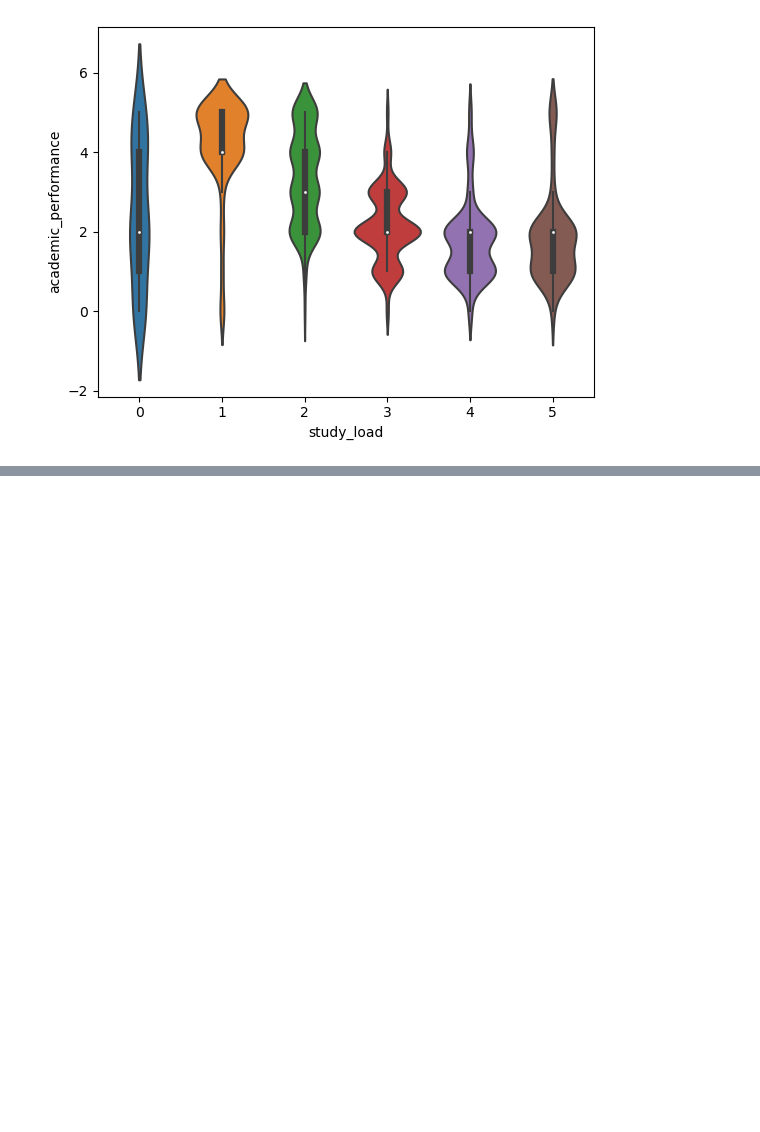
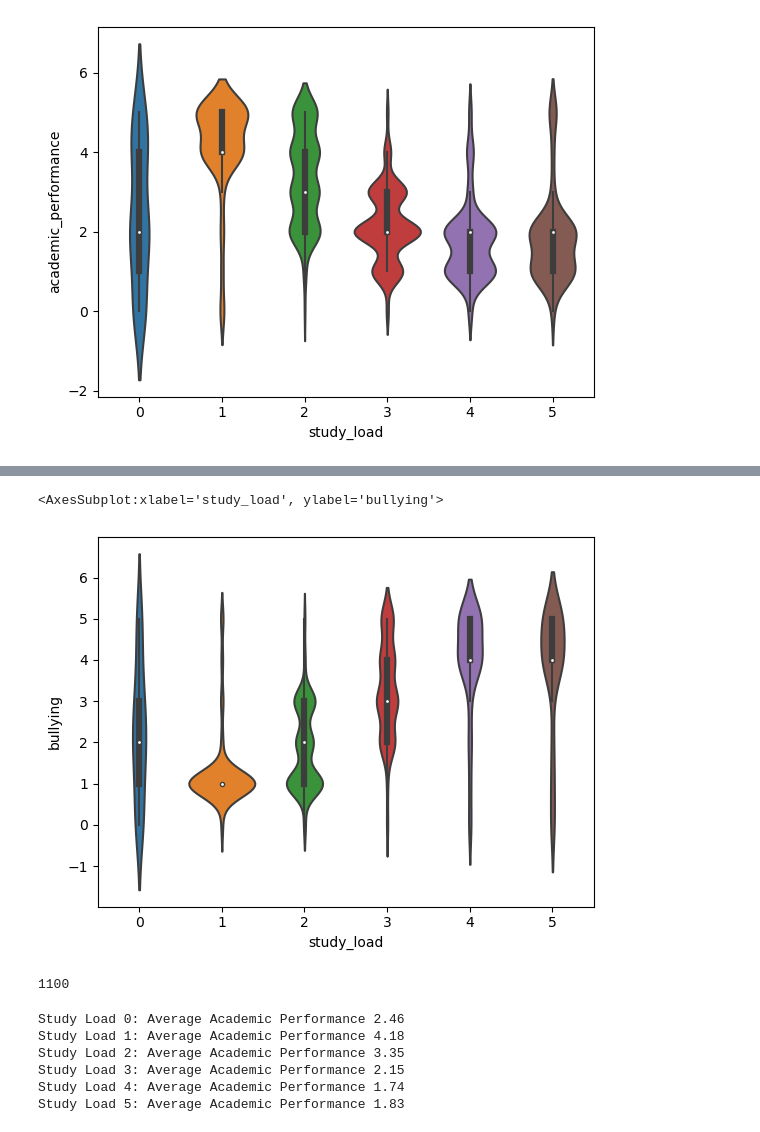
Before and after one commit to thewanndon/DataScience1, a Jupyter notebook: CodeTemplates/Project/Untitled1.ipynb, the cells around one changed output, grey strips where cells are left out. Cells and saved outputs as stored; diff of their text form; code cells hidden in the pictures; blank space fills up the shorter version.

```diff
--- a/CodeTemplates/Project/Untitled1.ipynb
+++ b/CodeTemplates/Project/Untitled1.ipynb
@@ -40,0 +56,22 @@ sns.violinplot(data=df, x="study_load", y="academic_performance")
+# %%
+sns.violinplot(data=df, x="study_load", y="bullying")
+# %% [output]
+<AxesSubplot:xlabel='study_load', ylabel='bullying'>
+[figure, added]
+# %%
+len(df['study_load'])
+# %% [output]
+1100
+# %%
+grouped_data = df.groupby('study_load')['academic_performance'].mean()
+
+# Print the average academic performance for each study load
+for study_load, avg_academic_performance in grouped_data.items():
+    print(f'Study Load {study_load}: Average Academic Performance {avg_academic_performance:.2f}')
+# %% [output]
+Study Load 0: Average Academic Performance 2.46
+Study Load 1: Average Academic Performance 4.18
+Study Load 2: Average Academic Performance 3.35
+Study Load 3: Average Academic Performance 2.15
+Study Load 4: Average Academic Performance 1.74
+Study Load 5: Average Academic Performance 1.83
```
Also changed, not shown: parts of 3 cells of this notebook, 10 other files.
